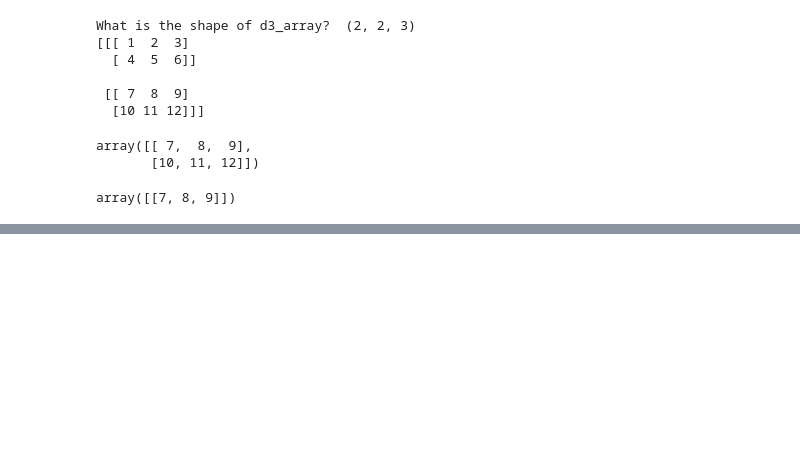
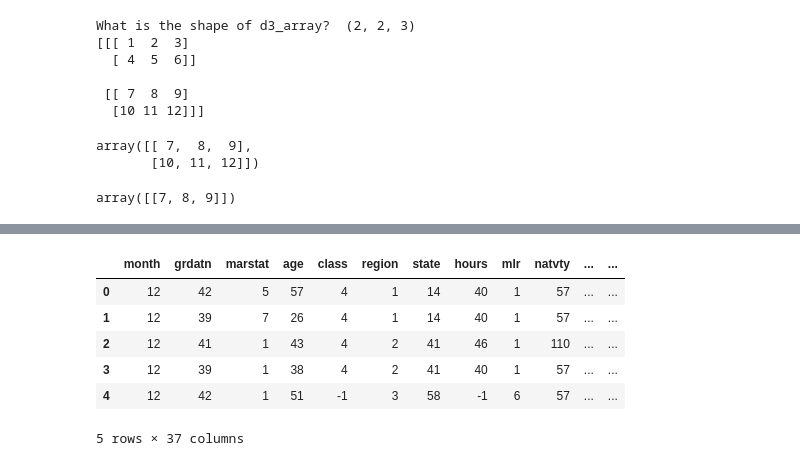
Before and after one commit to yemredemirci/CompEcon_Fall25, a Jupyter notebook: Python/InClass_PythonBasics.ipynb, the cells around one changed output, grey strips where cells are left out. Drawn from its saved outputs; the diff is of its cells as text; code cells hidden in the pictures; blank space fills up the shorter version.

```diff
--- a/Python/InClass_PythonBasics.ipynb
+++ b/Python/InClass_PythonBasics.ipynb
@@ -273,0 +378,12 @@ array([[7, 8, 9]])
+# %%
+kisa_df = pd.read_csv("kisa_2015.csv")
+# %%
+kisa_df.head()  # show the first 5 rows of the dataframe
+# %% [output]
+|  | month | grdatn | marstat | age | class | region | state | hours | mlr | natvty | ... | ... |
+| 0 | 12 | 42 | 5 | 57 | 4 | 1 | 14 | 40 | 1 | 57 | ... | ... |
+| 1 | 12 | 39 | 7 | 26 | 4 | 1 | 14 | 40 | 1 | 57 | ... | ... |
+| 2 | 12 | 41 | 1 | 43 | 4 | 2 | 41 | 46 | 1 | 110 | ... | ... |
+| 3 | 12 | 39 | 1 | 38 | 4 | 2 | 41 | 40 | 1 | 57 | ... | ... |
+| 4 | 12 | 42 | 1 | 51 | -1 | 3 | 58 | -1 | 6 | 57 | ... | ... |
+5 rows × 37 columns
```
Also changed, not shown: parts of 15 cells of this notebook.
